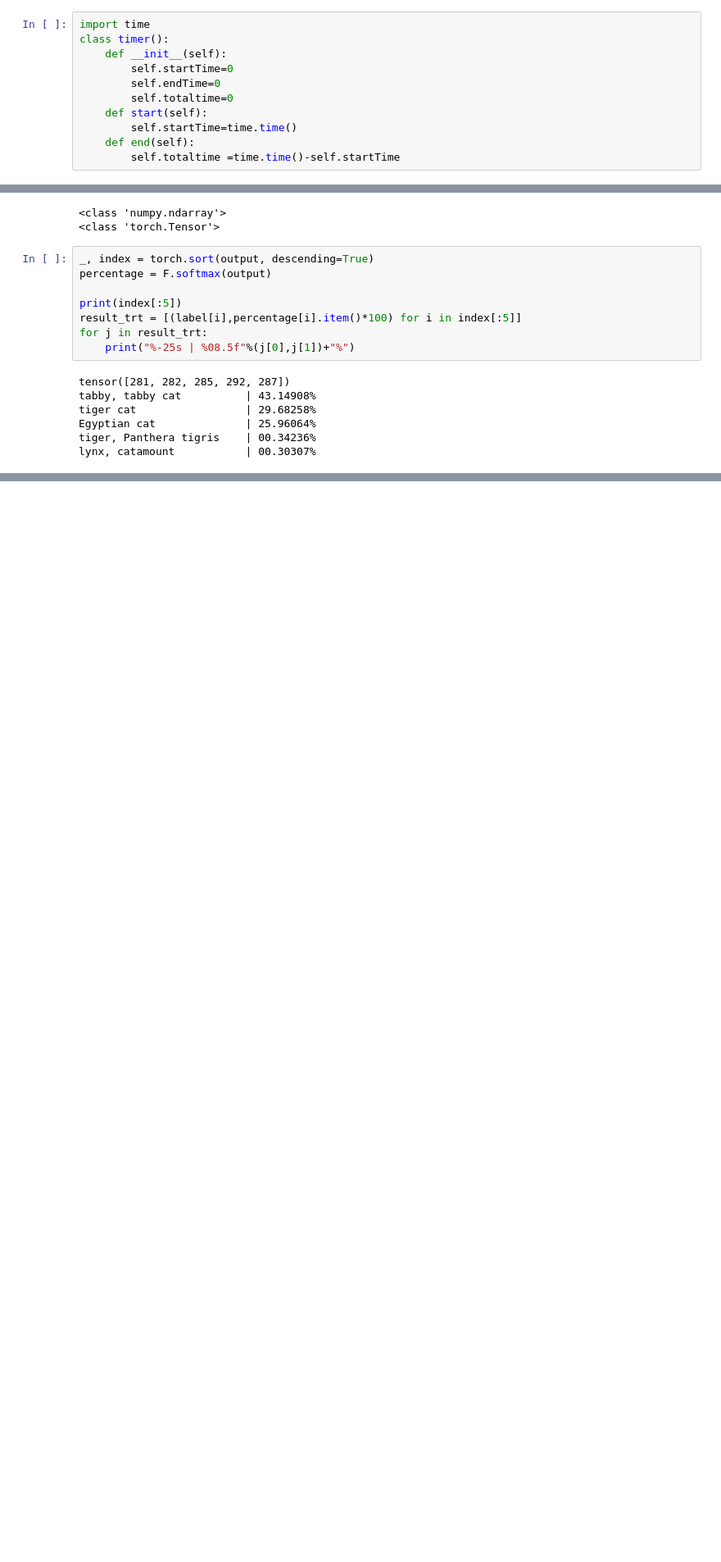
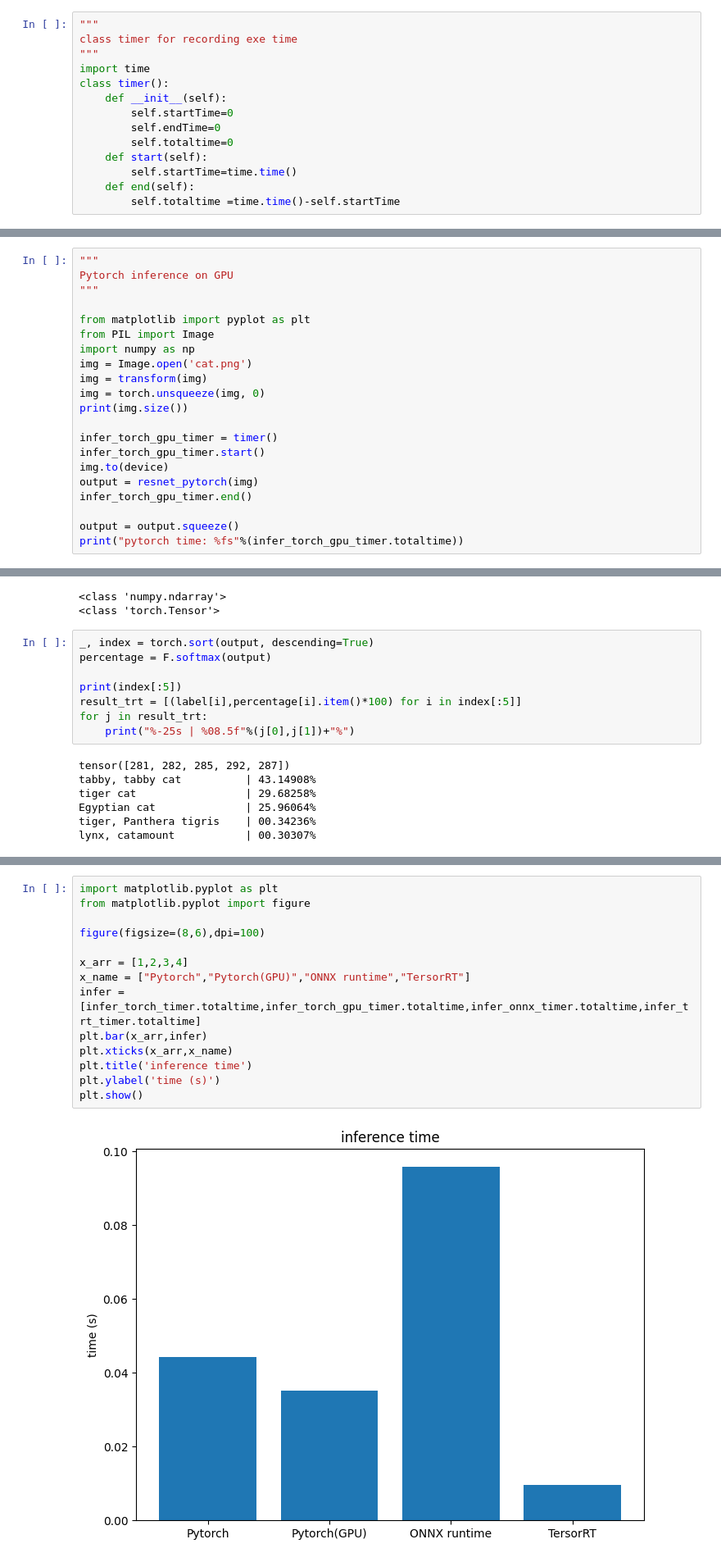
Before and after one commit to chilin0525/ML_note, a Jupyter notebook: Practice/TensorRT/resnet.ipynb, the cells around one changed output, grey strips where cells are left out. Shown: that part at 82% size. Cells and saved outputs as stored; diff of their text form; blank space fills up the shorter version.

Commit message:
add image🚀

```diff
--- a/Practice/TensorRT/resnet.ipynb
+++ b/Practice/TensorRT/resnet.ipynb
@@ -25,4 +24,7 @@ Saving to: ‘ImageNet_label’
 # %%
+"""
+class timer for recording exe time
+"""
 import time
 class timer():
     def __init__(self):
@@ -113,0 +149,21 @@ lynx, catamount           | 00.30307%
+# %%
+"""
+Pytorch inference on GPU
+"""
+
+from matplotlib import pyplot as plt
+from PIL import Image
+import numpy as np
+img = Image.open('cat.png')
+img = transform(img)
+img = torch.unsqueeze(img, 0)
+print(img.size())
+
+infer_torch_gpu_timer = timer()
+infer_torch_gpu_timer.start()
+img.to(device)
+output = resnet_pytorch(img)
+infer_torch_gpu_timer.end()
+
+output = output.squeeze()
+print("pytorch time: %fs"%(infer_torch_gpu_timer.totaltime))
@@ -475,3 +575,19 @@ result
      Egyptian cat              | 25.96064%
      tiger, Panthera tigris    | 00.34236%
      lynx, catamount           | 00.30307%
+# %%
+import matplotlib.pyplot as plt
+from matplotlib.pyplot import figure
+
+figure(figsize=(8,6),dpi=100)
+
+x_arr = [1,2,3,4]
+x_name = ["Pytorch","Pytorch(GPU)","ONNX runtime","TersorRT"]
+infer = [infer_torch_timer.totaltime,infer_torch_gpu_timer.totaltime,infer_onnx_timer.totaltime,infer_trt_timer.totaltime]
+plt.bar(x_arr,infer)
+plt.xticks(x_arr,x_name)
+plt.title('inference time')
+plt.ylabel('time (s)')
+plt.show()
+# %% [output]
+[figure, added]
```
Also changed, not shown: parts of 17 cells of this notebook.
